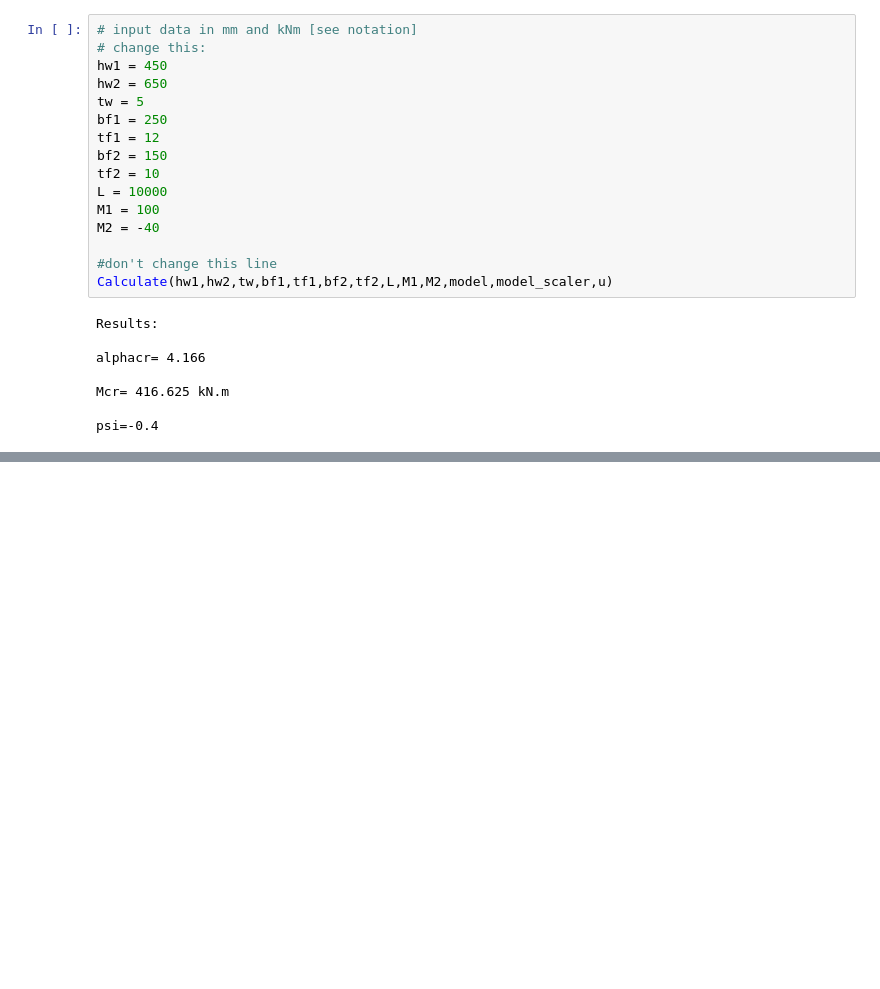
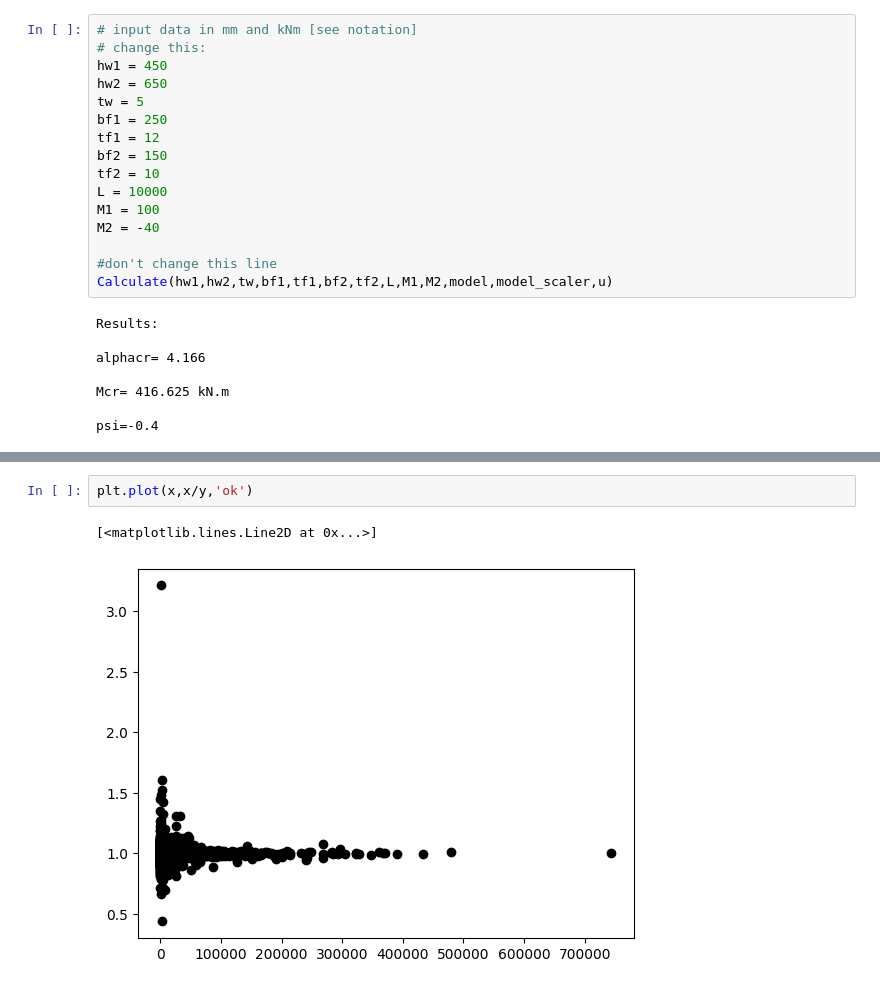
Before and after one commit to ccouto/testecolab, a Jupyter notebook: test.ipynb, the cells around one changed output, grey strips where cells are left out. Cells and saved outputs as stored; diff of their text form; blank space fills up the shorter version.

```diff
--- a/test.ipynb
+++ b/test.ipynb
@@ -52,0 +85,5 @@ psi=-0.4
+# %%
+plt.plot(x,x/y,'ok')
+# %% [output]
+[<matplotlib.lines.Line2D at 0x...>]
+[figure, added]
```
Also changed, not shown: parts of 3 cells of this notebook, 1 other file.
